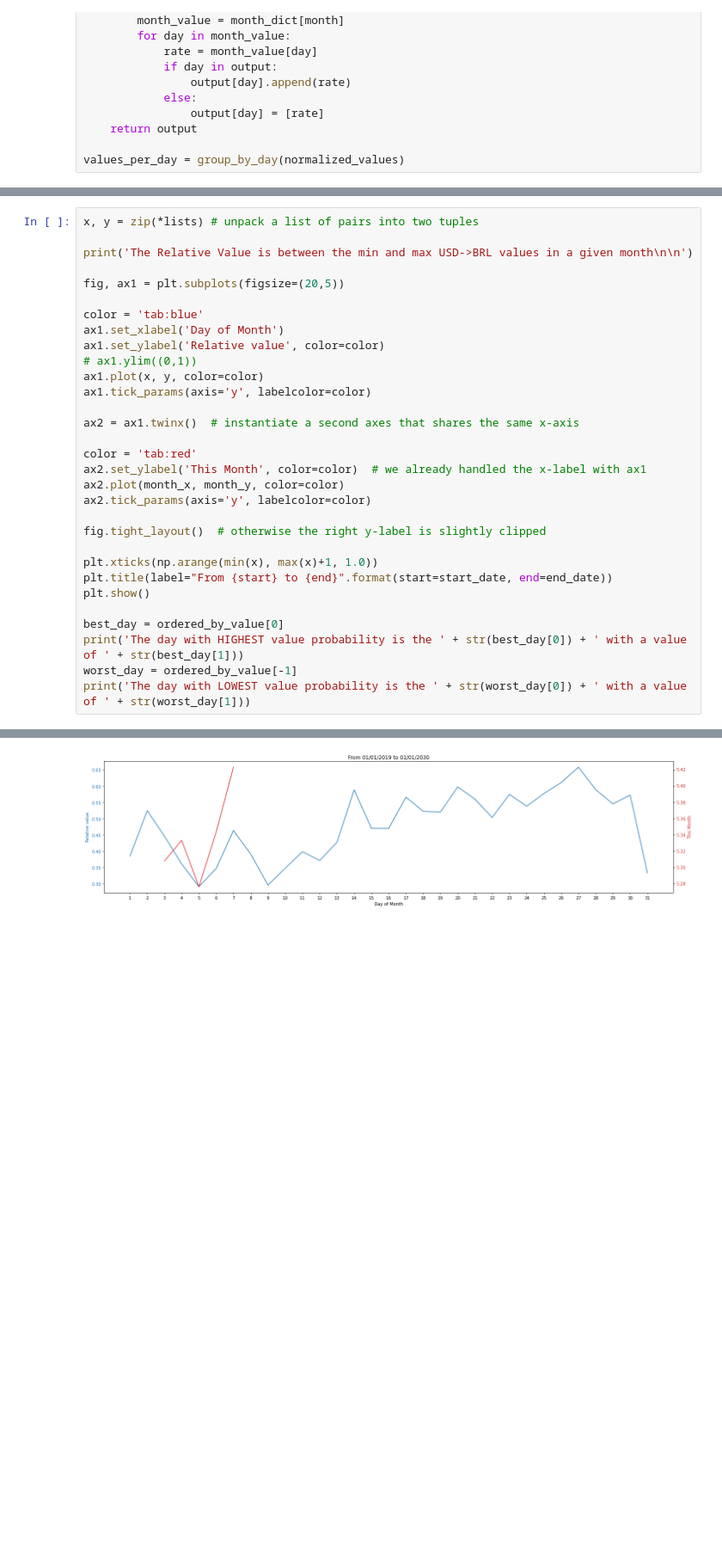
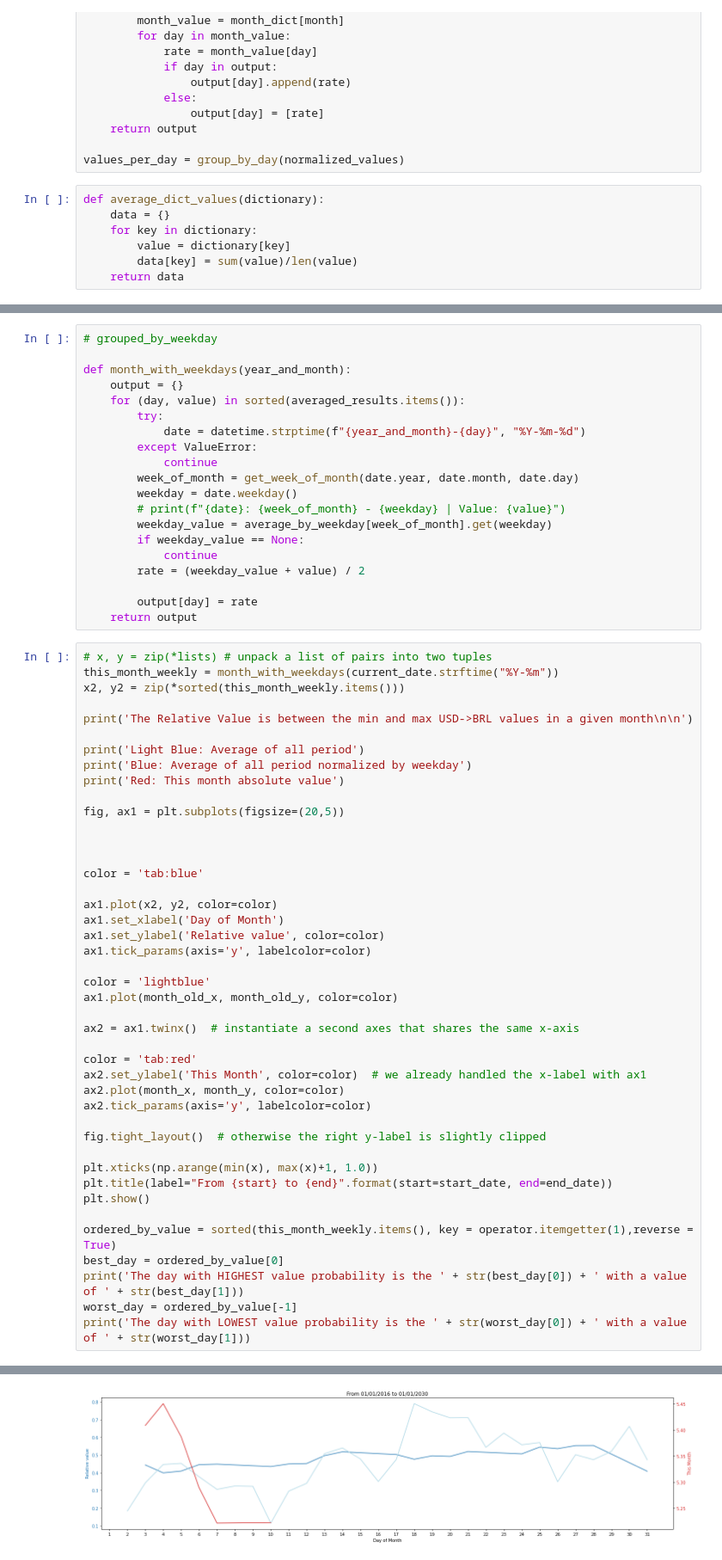
Before and after one commit to marciogranzotto/notebooks, a Jupyter notebook: Dolar.ipynb, the cells around one changed output, grey strips where cells are left out. Shown at 86% size. Saved outputs shown, nothing was run; the diff lists cells and outputs as text; blank space fills up the shorter version.

```diff
--- a/Dolar.ipynb
+++ b/Dolar.ipynb
@@ -106,3 +102,10 @@ def group_by_day(month_dict):
     return output
 
 values_per_day = group_by_day(normalized_values)
+# %%
+def average_dict_values(dictionary):
+    data = {}
+    for key in dictionary:
+        value = dictionary[key]
+        data[key] = sum(value)/len(value)
+    return data
@@ -123,16 +294,47 @@ ordered_by_value = sorted(data.items(), key = operator.itemgetter(1),reverse = T
+# %%
+# grouped_by_weekday
+
+def month_with_weekdays(year_and_month):
+    output = {}
+    for (day, value) in sorted(averaged_results.items()):
+        try:
+            date = datetime.strptime(f"{year_and_month}-{day}", "%Y-%m-%d")
+        except ValueError:
+            continue
+        week_of_month = get_week_of_month(date.year, date.month, date.day)
+        weekday = date.weekday()
+        # print(f"{date}: {week_of_month} - {weekday} | Value: {value}")
+        weekday_value = average_by_weekday[week_of_month].get(weekday)
+        if weekday_value == None:
+            continue
+        rate = (weekday_value + value) / 2
+
+        output[day] = rate
+    return output
 # %%
-x, y = zip(*lists) # unpack a list of pairs into two tuples
+# x, y = zip(*lists) # unpack a list of pairs into two tuples
+this_month_weekly = month_with_weekdays(current_date.strftime("%Y-%m"))
+x2, y2 = zip(*sorted(this_month_weekly.items()))
 
 print('The Relative Value is between the min and max USD->BRL values in a given month\n\n')
 
+print('Light Blue: Average of all period')
+print('Blue: Average of all period normalized by weekday')
+print('Red: This month absolute value')
+
 fig, ax1 = plt.subplots(figsize=(20,5))
 
+
+
 color = 'tab:blue'
+
+ax1.plot(x2, y2, color=color)
 ax1.set_xlabel('Day of Month')
 ax1.set_ylabel('Relative value', color=color)
-# ax1.ylim((0,1))
-ax1.plot(x, y, color=color)
 ax1.tick_params(axis='y', labelcolor=color)
+
+color = 'lightblue'
+ax1.plot(month_old_x, month_old_y, color=color)
 
 ax2 = ax1.twinx()  # instantiate a second axes that shares the same x-axis
 
@@ -147,6 +349,7 @@ plt.xticks(np.arange(min(x), max(x)+1, 1.0))
 plt.title(label="From {start} to {end}".format(start=start_date, end=end_date))
 plt.show()
 
+ordered_by_value = sorted(this_month_weekly.items(), key = operator.itemgetter(1),reverse = True)
 best_day = ordered_by_value[0]
 print('The day with HIGHEST value probability is the ' + str(best_day[0]) + ' with a value of ' + str(best_day[1]))
 worst_day = ordered_by_value[-1]
@@ -156 +364 @@ The Relative Value is between the min and max USD->BRL values in a given month
-[figure, old version]
+[figure, new version]
```
Also changed, not shown: parts of 9 cells of this notebook.
